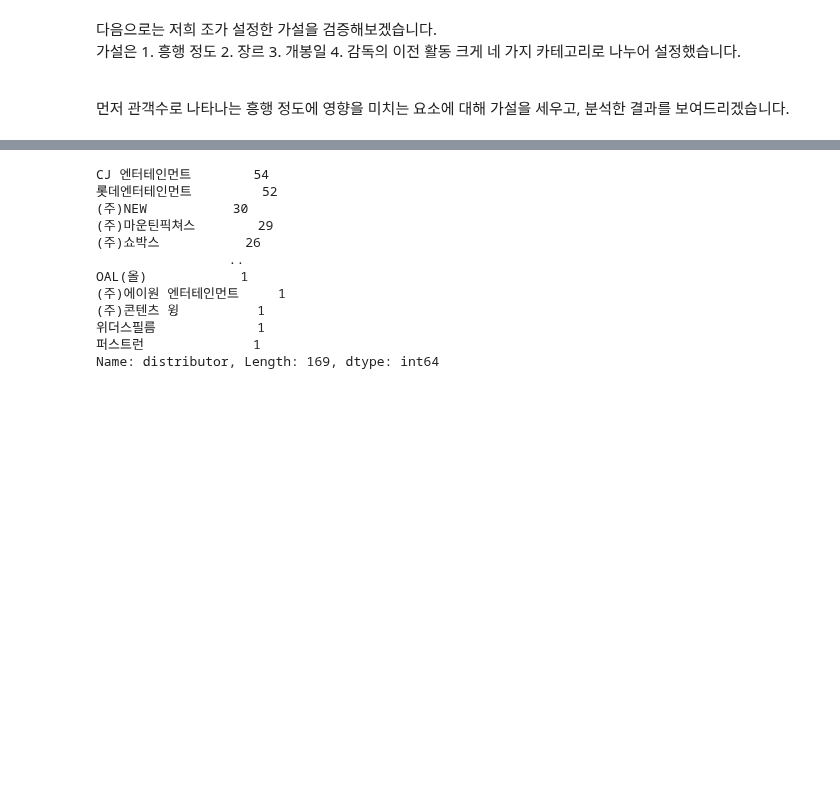
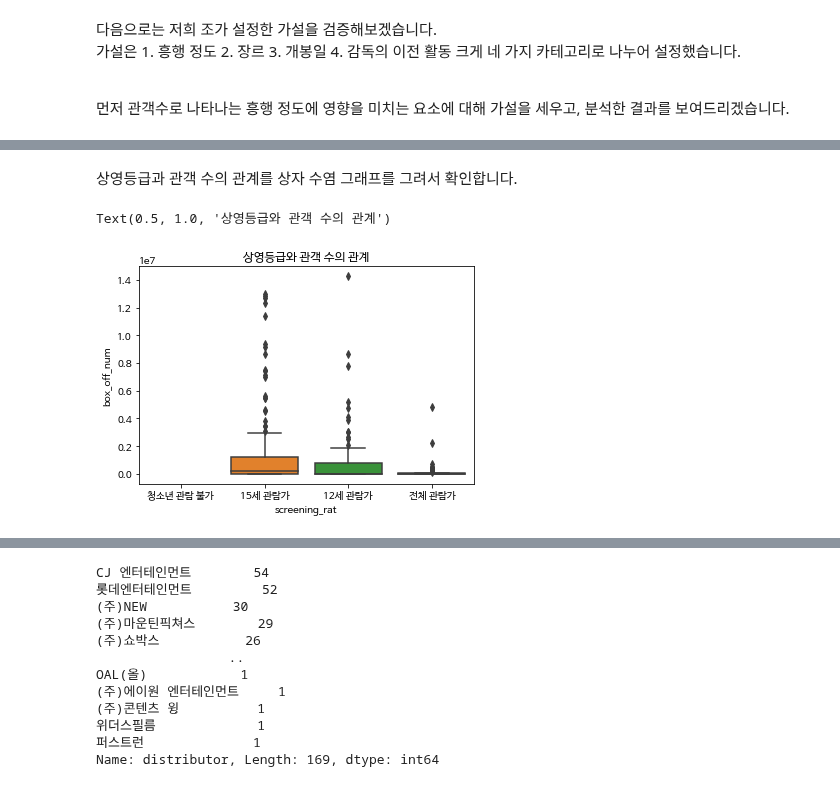
Before and after one commit to nyoons/ESAA, a Jupyter notebook: movies_train_YB_2조.ipynb, the cells around one changed output, grey strips where cells are left out. Saved outputs shown, nothing was run; the diff lists cells and outputs as text; code cells hidden in the pictures; blank space fills up the shorter version.

```diff
--- a/movies_train_YB_2조.ipynb
+++ b/movies_train_YB_2조.ipynb
@@ -207,0 +135,11 @@ axes=sns.scatterplot(x='genre', y='distributor', data=movies, alpha=0.3)
+# %% [markdown]
+상영등급과 관객 수의 관계를 상자 수염 그래프를 그려서 확인합니다.
+# %%
+fig=plt.figure()
+axes=fig.add_subplot(1,1,1)
+
+axes=sns.boxplot(x='screening_rat', y='box_off_num', data=movies, order=['청소년 관람 불가', '15세 관람가', '12세 관람가', '전체 관람가'])
+axes.set_title('상영등급와 관객 수의 관계')
+# %% [output]
+Text(0.5, 1.0, '상영등급와 관객 수의 관계')
+[figure, added]
```
Also changed, not shown: parts of 99 cells of this notebook.
